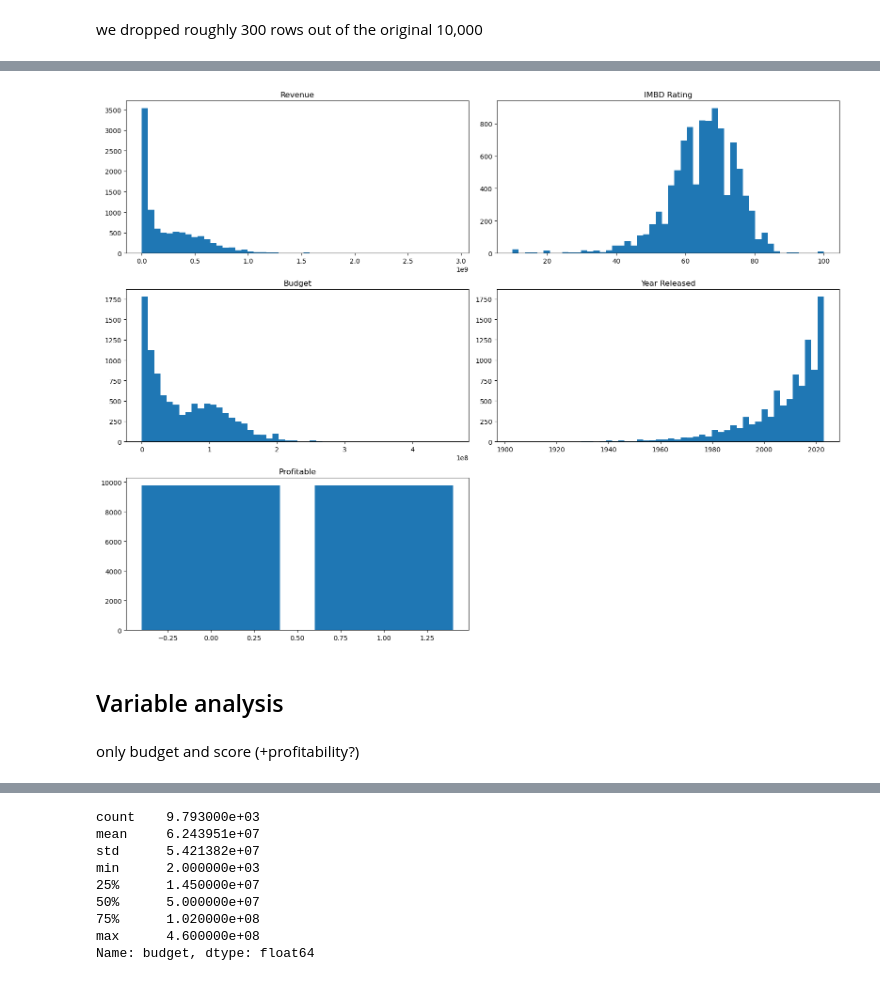
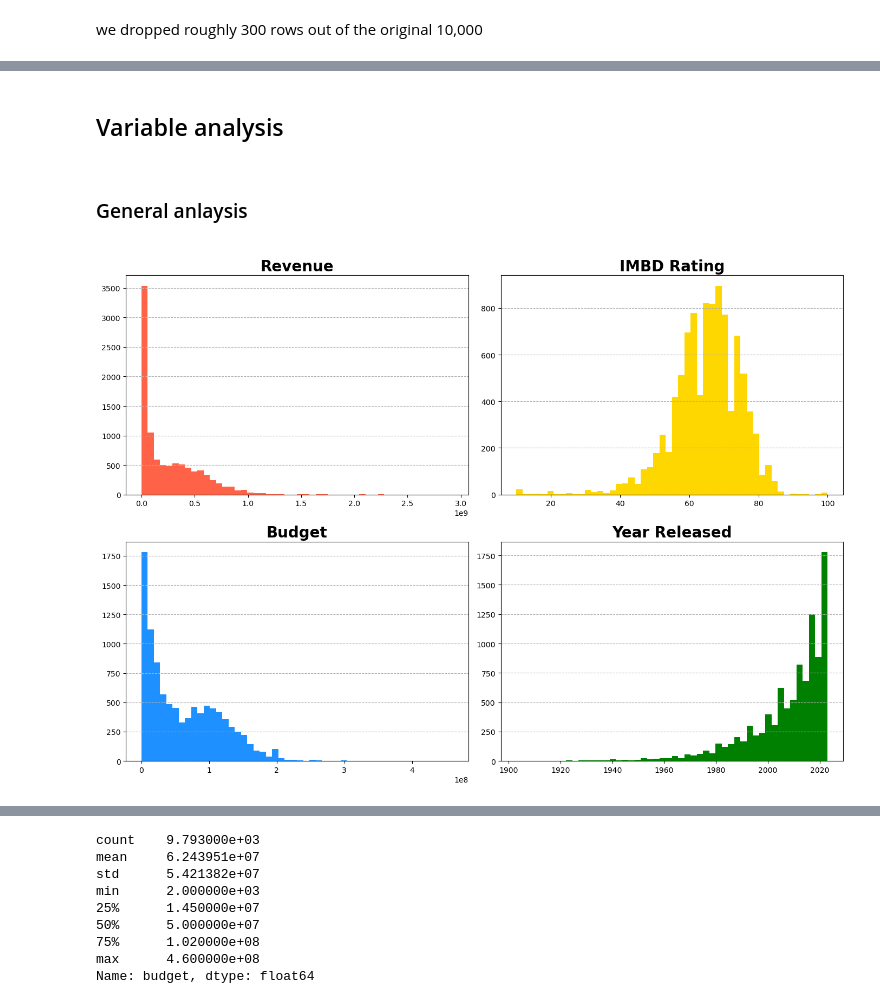
Before and after one commit to edoadro/university, a Jupyter notebook: RMBA/Group Project/imdb_joined.ipynb, the cells around one changed output, grey strips where cells are left out. Cells and saved outputs as stored; diff of their text form; code cells hidden in the pictures.

```diff
--- a/RMBA/Group Project/imdb_joined.ipynb
+++ b/RMBA/Group Project/imdb_joined.ipynb
@@ -83,6 +133,7 @@ country        0
 dtype: int64
 # %%
 imdb_movies.dropna(inplace=True)
+imdb_movies.reset_index(drop = True, inplace = True)
 imdb_movies.isna().sum()
 # %% [output]
 names         0
@@ -163,6 +214,7 @@ dtype: int64
 imdb_movies = imdb_movies[imdb_movies.score != 0]
 imdb_movies = imdb_movies[imdb_movies.revenue >= 1000]
 imdb_movies = imdb_movies[imdb_movies.budget >= 1000]
+imdb_movies.reset_index(drop = True, inplace = True)
 imdb_movies.describe()
 # %% [output]
 |  | release_date | score | budget | revenue | profitable |
@@ -187,29 +231,39 @@ Text(0.5, 1.0, 'Number of movies produced by the top 10 countries')
+# %% [markdown]
+## Variable analysis
+
+<a id="variable-analysis"></a>
+# %% [markdown]
+### General anlaysis
+
+<a id="general-analysis"></a>
 # %%
-fig, axes = plt.subplots(nrows=3,ncols=2,figsize=(16, 12))
+fig, axes = plt.subplots(nrows=2,ncols=2,figsize=(14, 10))
 his1= imdb_movies['score']
 his2= imdb_movies['budget']
 his3= imdb_movies['revenue']
 his4= imdb_movies['release_date'].dt.year
 
+#revenue
+axes[0,0].hist(his3, bins=50, color='tomato')
+axes[0,0].set_title('Revenue', fontsize=20, fontweight='bold')
+axes[0,0].grid(axis='y', linestyle='--')
 
-axes[0,0].hist(his3, bins=50)
-axes[0,0].set_title('Revenue')
-axes[0,1].hist(his1, bins=50)
-axes[0,1].set_title('IMBD Rating')
-axes[1,0].hist(his2, bins=50)
-axes[1,0].set_title('Budget')
-axes[1,1].hist(his4, bins=50)
-axes[1,1].set_title('Year Released')
-axes[2,0].bar(imdb_movies['profitable'], imdb_movies['profitable'].count())
-axes[2,0].set_title('Profitable')
+#score
+axes[0,1].hist(his1, bins=50, color='gold')
+axes[0,1].set_title('IMBD Rating', fontsize=20, fontweight='bold')
+axes[0,1].grid(axis='y', linestyle='--')
 
-fig.delaxes(axes[2, 1])
+#budget
+axes[1,0].hist(his2, bins=50, color='dodgerblue')
+axes[1,0].set_title('Budget', fontsize=20, fontweight='bold')
+axes[1,0].grid(axis='y', linestyle='--')
+
+#release_year
+axes[1,1].hist(his4, bins=50, color='green')
+axes[1,1].set_title('Year Released', fontsize=20, fontweight='bold')
+axes[1,1].grid(axis='y', linestyle='--')
 
 plt.tight_layout()
 plt.show()
 # %% [output]
-[figure, old version]
+[figure, new version]
-# %% [markdown]
-## Variable analysis
-# %% [markdown]
-only budget and score (+profitability?)
```
Also changed, not shown: parts of 92 cells of this notebook, 1 other file.
